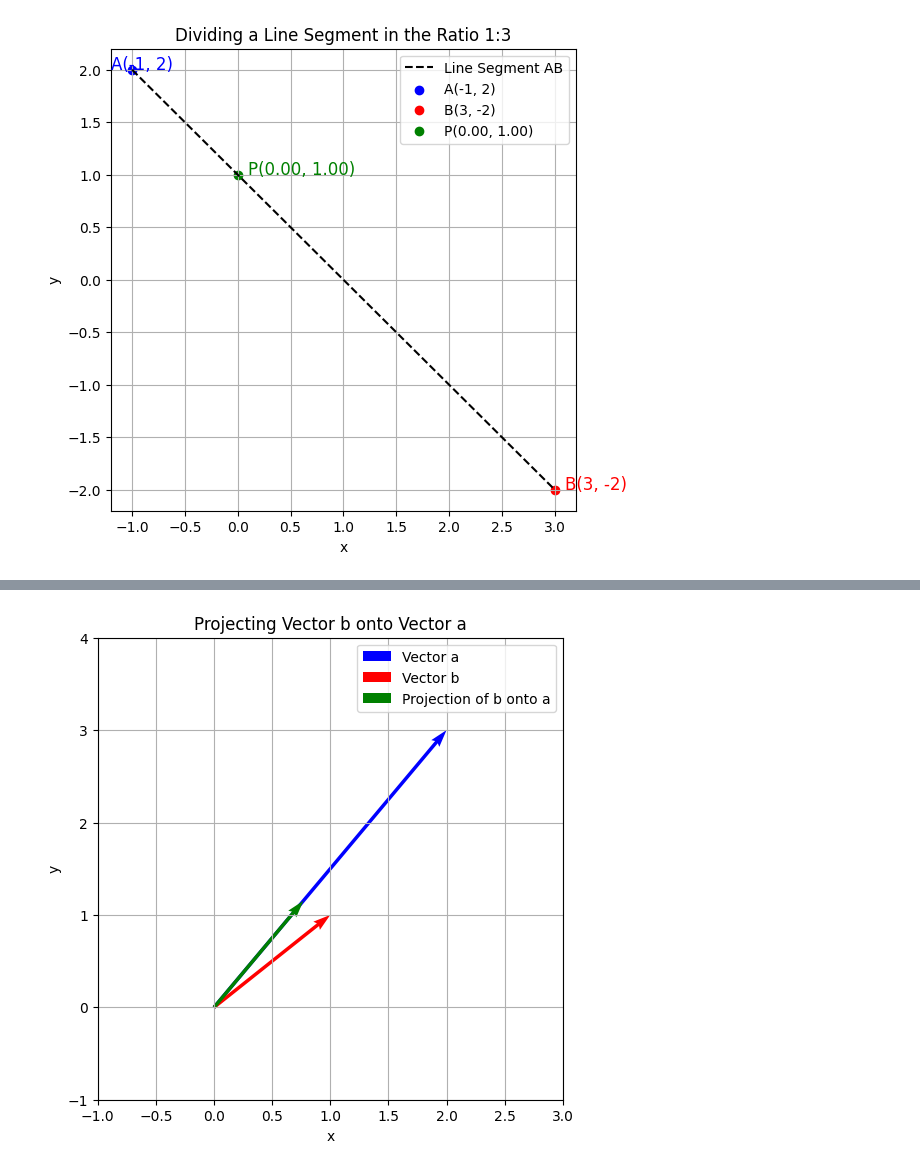
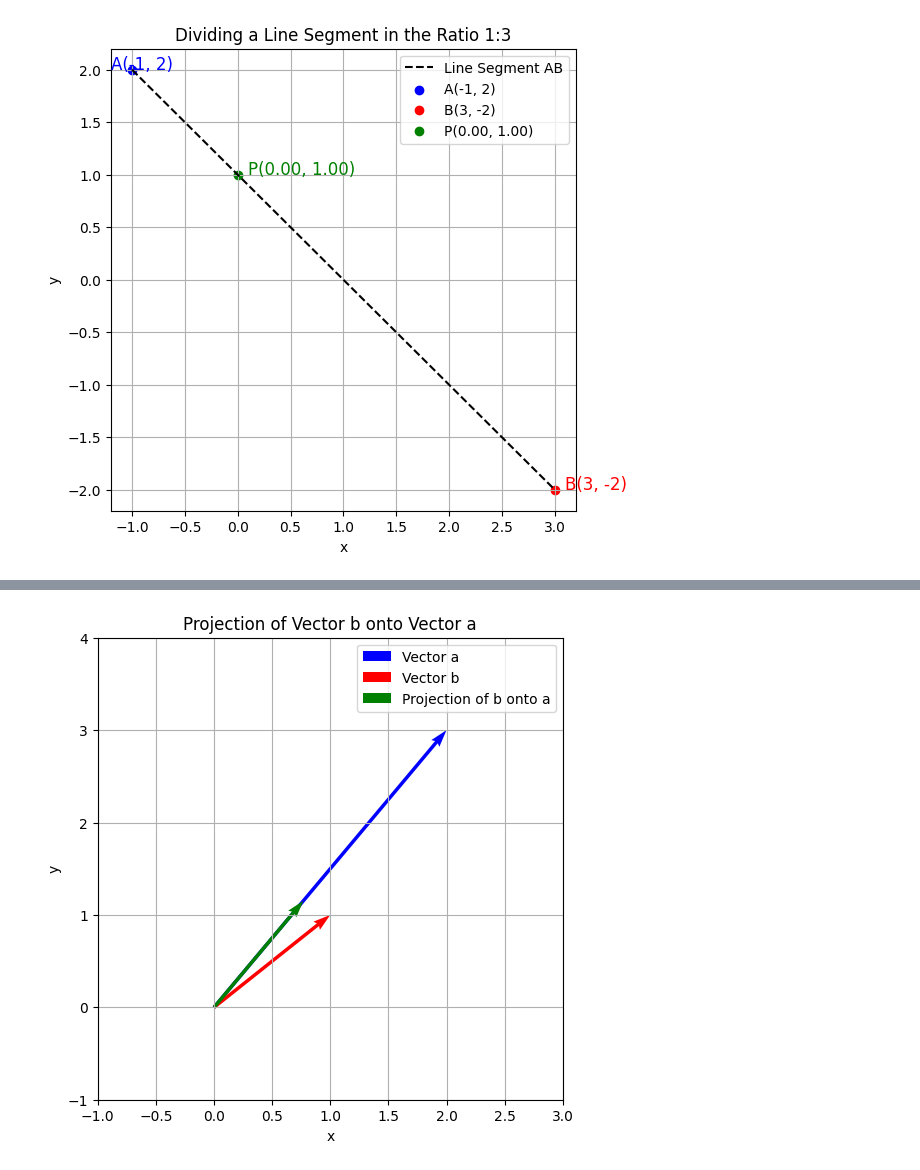
Before and after one commit to Lucjusz44/My-Math, a Jupyter notebook: la_vectors_projections.ipynb, the cells around one changed output, grey strips where cells are left out. Cells and saved outputs as stored; diff of their text form; code cells hidden in the pictures.

```diff
--- a/la_vectors_projections.ipynb
+++ b/la_vectors_projections.ipynb
@@ -207,29 +209,29 @@ plt.show()
 # %%
 import matplotlib.pyplot as plt
 import numpy as np
 
-# ... (project_vector function from Exercise 3) ...
-
-# Vectors a and b
 a = np.array([2, 3])
 b = np.array([1, 1])
 
-# Project b onto a
-proj_b_onto_a = project_vector(b, a)
+# Projection of b onto a
+proj_b_onto_a = (np.dot(b, a) / np.dot(a, a)) * a
 
-# Plotting the graph
+# Plotting
 plt.figure(figsize=(6, 6))
 plt.quiver(0, 0, a[0], a[1], angles='xy', scale_units='xy', scale=1, color='blue', label='Vector a')
 plt.quiver(0, 0, b[0], b[1], angles='xy', scale_units='xy', scale=1, color='red', label='Vector b')
 plt.quiver(0, 0, proj_b_onto_a[0], proj_b_onto_a[1], angles='xy', scale_units='xy', scale=1, color='green', label='Projection of b onto a')
 
 plt.xlim(-1, 3)
 plt.ylim(-1, 4)
 plt.grid(True)
 plt.xlabel('x')
 plt.ylabel('y')
-plt.title('Projecting Vector b onto Vector a')
+plt.title('Projection of Vector b onto Vector a')
 plt.legend()
+
 plt.show()
+
+#Explanation: This code follows the same logic as Exercise 3, but we are now projecting b onto a. We use the same formula, but with a and b swapped. The plotting is also similar.
 # %% [output]
-[figure, old version]
+[figure, new version]
```
Also changed, not shown: parts of 4 cells of this notebook.
